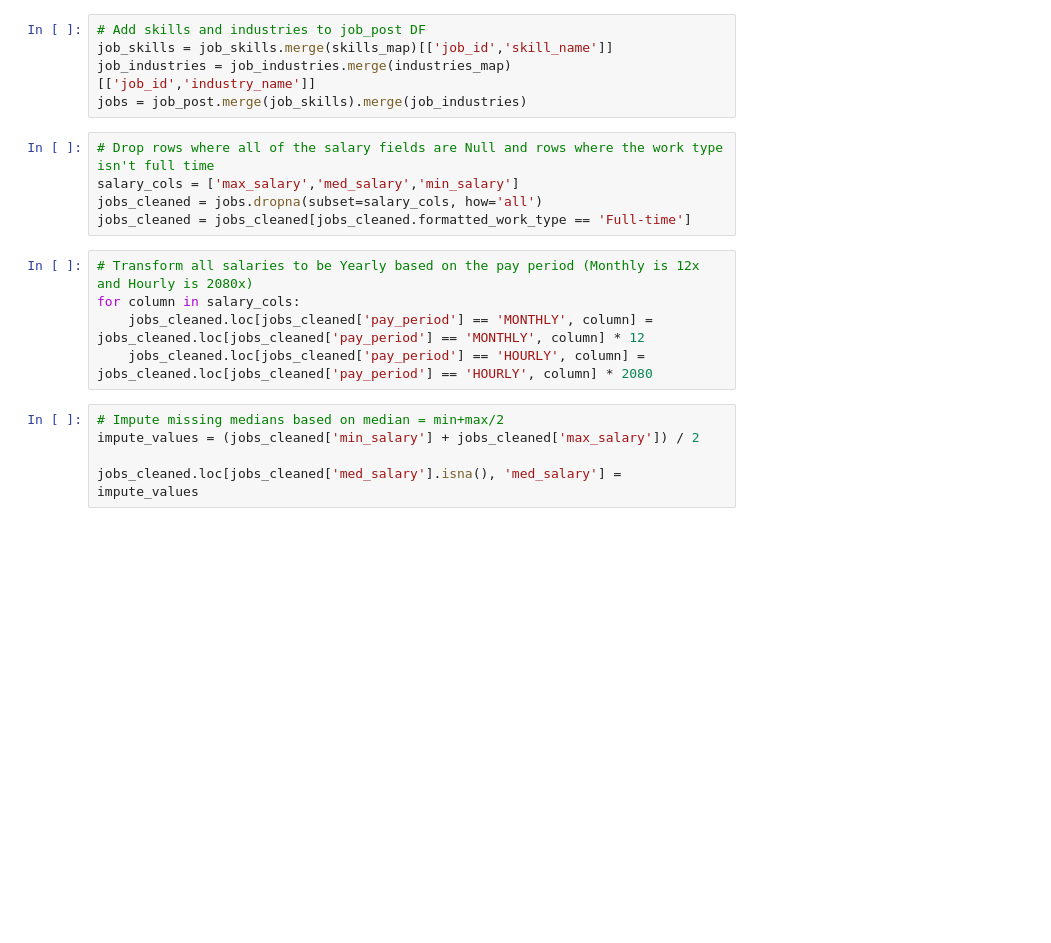
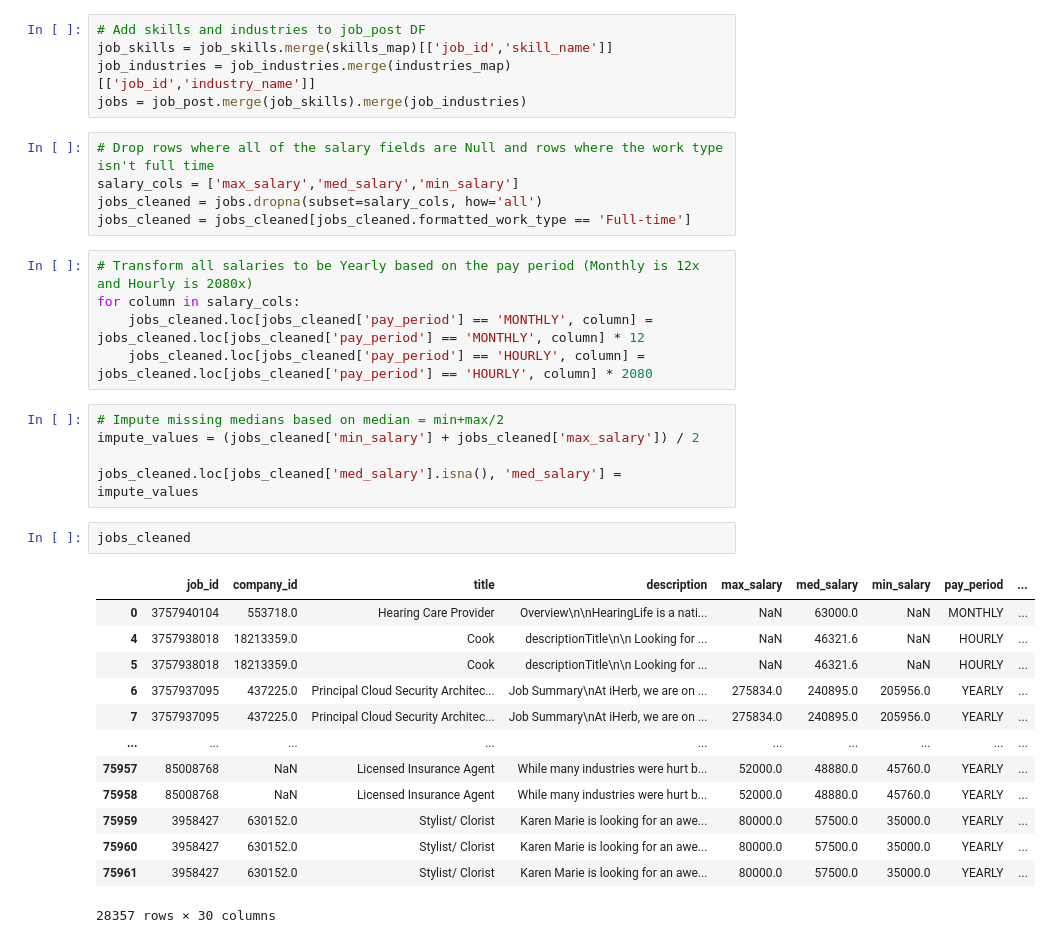
Before and after one commit to WesleyDickens/Salary-Prediction, a Jupyter notebook: Data Cleaning.ipynb, the cells around one changed output. Cells and saved outputs as stored; diff of their text form; blank space fills up the shorter version.

```diff
--- a/Data Cleaning.ipynb
+++ b/Data Cleaning.ipynb
@@ -27,3 +27,19 @@ for column in salary_cols:
 impute_values = (jobs_cleaned['min_salary'] + jobs_cleaned['max_salary']) / 2
 
 jobs_cleaned.loc[jobs_cleaned['med_salary'].isna(), 'med_salary'] = impute_values
+# %%
+jobs_cleaned
+# %% [output]
+|  | job_id | company_id | title | description | max_salary | med_salary | min_salary | pay_period | ... |
+| 0 | 3757940104 | 553718.0 | Hearing Care Provider | Overview\n\nHearingLife is a nati... | NaN | 63000.0 | NaN | MONTHLY | ... |
+| 4 | 3757938018 | 18213359.0 | Cook | descriptionTitle\n\n Looking for ... | NaN | 46321.6 | NaN | HOURLY | ... |
+| 5 | 3757938018 | 18213359.0 | Cook | descriptionTitle\n\n Looking for ... | NaN | 46321.6 | NaN | HOURLY | ... |
+| 6 | 3757937095 | 437225.0 | Principal Cloud Security Architec... | Job Summary\nAt iHerb, we are on ... | 275834.0 | 240895.0 | 205956.0 | YEARLY | ... |
+| 7 | 3757937095 | 437225.0 | Principal Cloud Security Architec... | Job Summary\nAt iHerb, we are on ... | 275834.0 | 240895.0 | 205956.0 | YEARLY | ... |
+| ... | ... | ... | ... | ... | ... | ... | ... | ... | ... |
+| 75957 | 85008768 | NaN | Licensed Insurance Agent | While many industries were hurt b... | 52000.0 | 48880.0 | 45760.0 | YEARLY | ... |
+| 75958 | 85008768 | NaN | Licensed Insurance Agent | While many industries were hurt b... | 52000.0 | 48880.0 | 45760.0 | YEARLY | ... |
+| 75959 | 3958427 | 630152.0 | Stylist/ Clorist | Karen Marie is looking for an awe... | 80000.0 | 57500.0 | 35000.0 | YEARLY | ... |
+| 75960 | 3958427 | 630152.0 | Stylist/ Clorist | Karen Marie is looking for an awe... | 80000.0 | 57500.0 | 35000.0 | YEARLY | ... |
+| 75961 | 3958427 | 630152.0 | Stylist/ Clorist | Karen Marie is looking for an awe... | 80000.0 | 57500.0 | 35000.0 | YEARLY | ... |
+28357 rows × 30 columns
```
Also changed, not shown: 1 other file.
